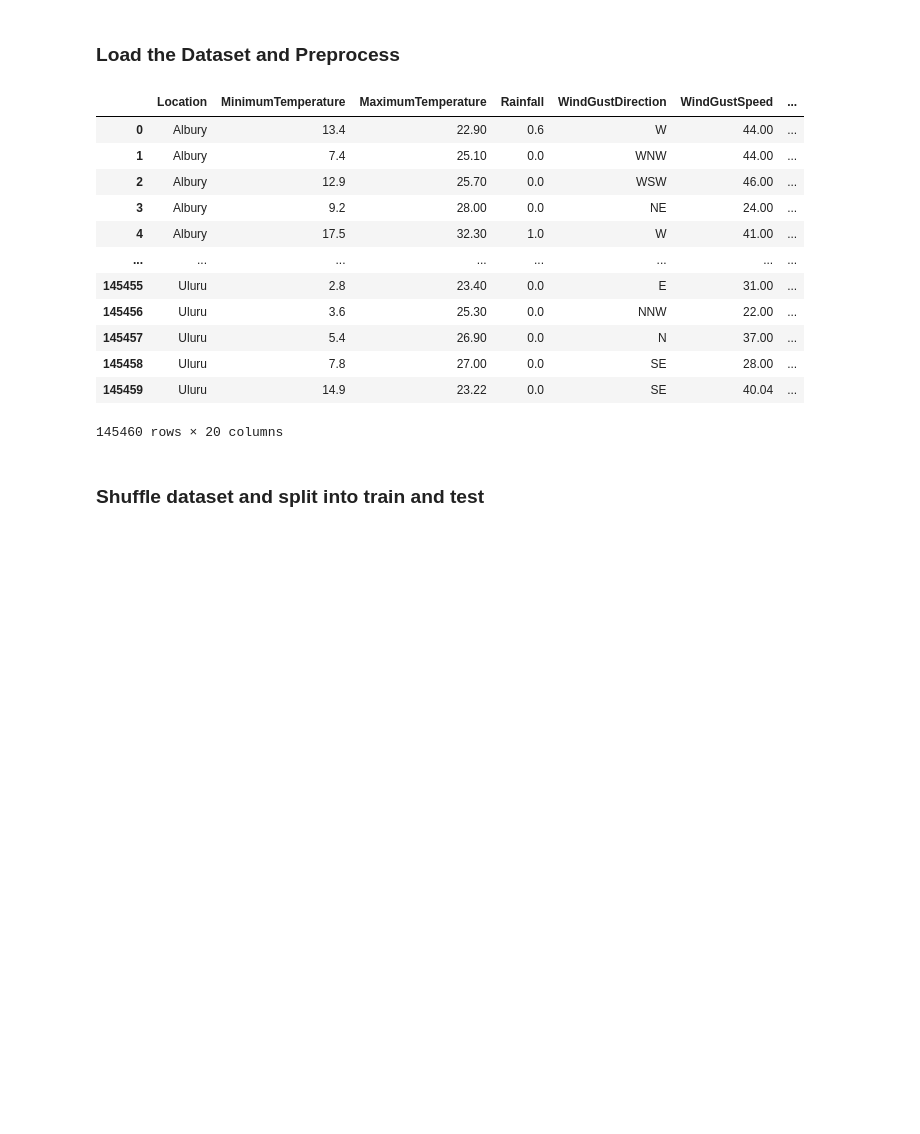
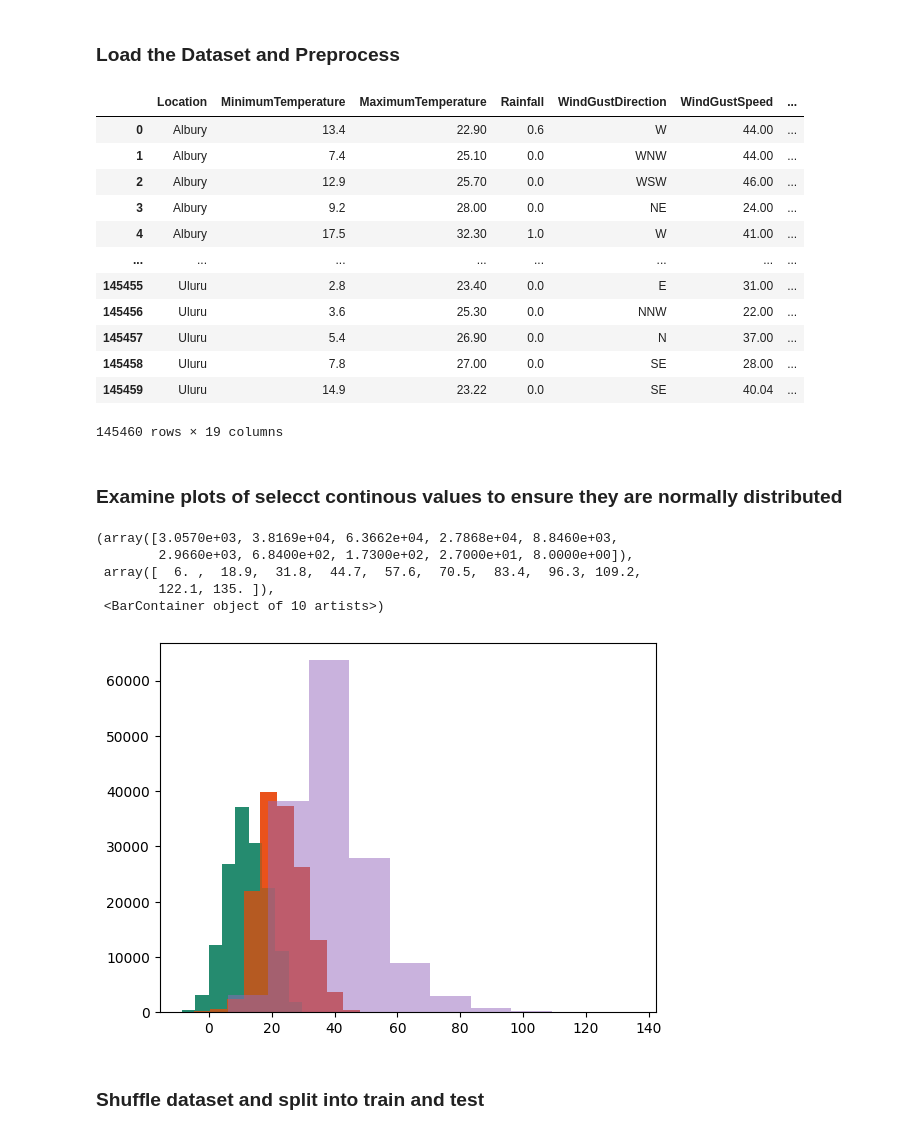
Before and after one commit to alterniko444/cloudy-with-a-chance-of-burst, a Jupyter notebook: bayesian.ipynb, the cells around one changed output. Drawn from its saved outputs; the diff is of its cells as text; code cells hidden in the pictures; blank space fills up the shorter version.

```diff
--- a/bayesian.ipynb
+++ b/bayesian.ipynb
@@ -10,7 +10,7 @@ import matplotlib.pyplot as plt
 ### Load the Dataset and Preprocess
 # %%
 dataset = pd.read_csv('cloudpredictionsystemproject.csv')
-dataset = dataset.drop(['Date', 'Evaporation', 'Sunshine'], axis=1)
+dataset = dataset.drop(['Date', 'Evaporation', 'Sunshine', 'CloudBurstTomorrow'], axis=1)
 
 # Fill numeric column NAs with mean
 numeric_columns = dataset.select_dtypes(include=np.number).columns
@@ -34,7 +34,22 @@ dataset
 | 145457 | Uluru | 5.4 | 26.90 | 0.0 | N | 37.00 | ... |
 | 145458 | Uluru | 7.8 | 27.00 | 0.0 | SE | 28.00 | ... |
 | 145459 | Uluru | 14.9 | 23.22 | 0.0 | SE | 40.04 | ... |
-145460 rows × 20 columns
+145460 rows × 19 columns
+# %% [markdown]
+### Examine plots of selecct continous values to ensure they are normally distributed
+# %%
+plt.hist(dataset['MinimumTemperature'])
+plt.hist(dataset['MaximumTemperature'])
+plt.hist(dataset['MinimumTemperature'], alpha=0.5)
+plt.hist(dataset['MaximumTemperature'], alpha=0.5)
+plt.hist(dataset['WindGustSpeed'], alpha=0.5)
+# %% [output]
+(array([3.0570e+03, 3.8169e+04, 6.3662e+04, 2.7868e+04, 8.8460e+03,
+        2.9660e+03, 6.8400e+02, 1.7300e+02, 2.7000e+01, 8.0000e+00]),
+ array([  6. ,  18.9,  31.8,  44.7,  57.6,  70.5,  83.4,  96.3, 109.2,
+        122.1, 135. ]),
+ <BarContainer object of 10 artists>)
+[figure, added]
 # %%
 #convert to numpy
 dataset = dataset.to_numpy()
```
Also changed, not shown: parts of 8 cells of this notebook.
